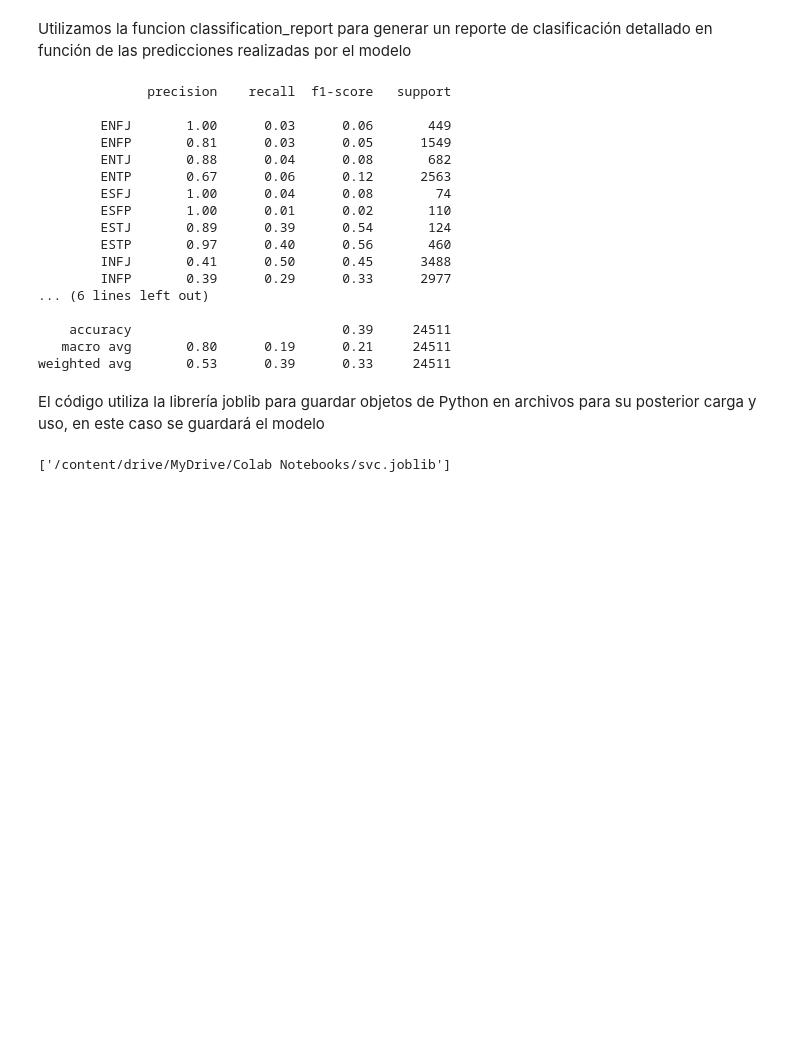
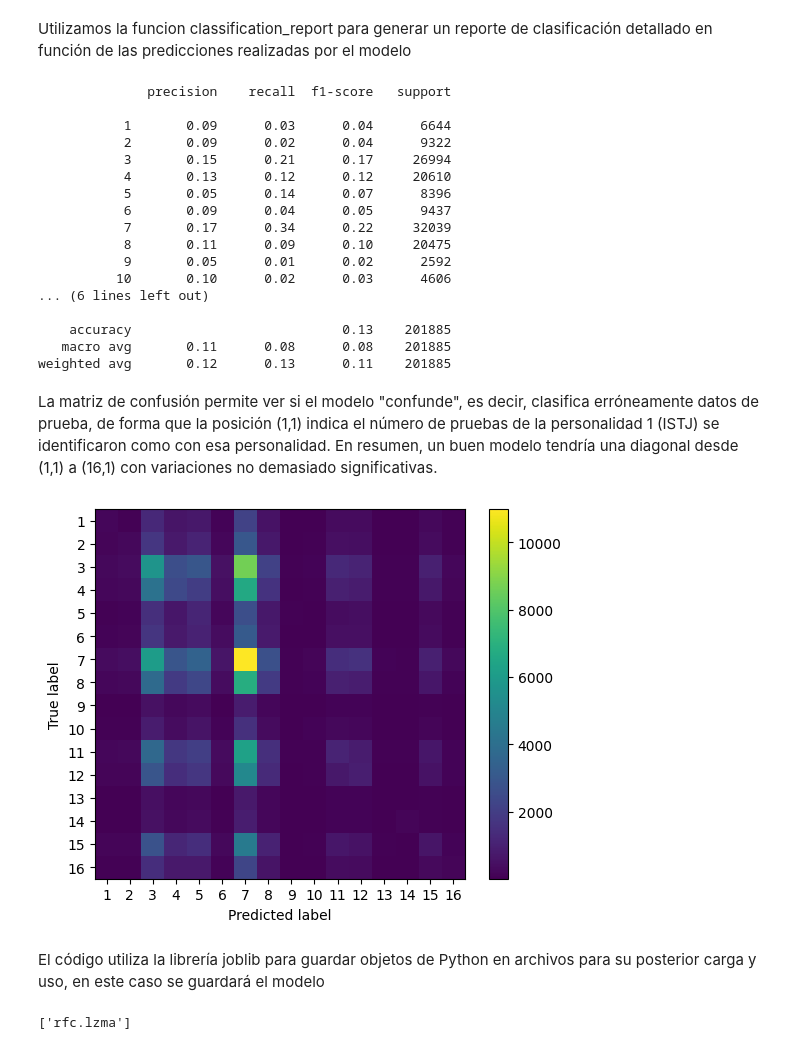
Before and after one commit to Kingomac/MagicPersonalityMatcher, a Jupyter notebook: notebooks/entrenamiento.ipynb, the cells around one changed output. Cells and saved outputs as stored; diff of their text form; code cells hidden in the pictures; blank space fills up the shorter version.

```diff
--- a/notebooks/entrenamiento.ipynb
+++ b/notebooks/entrenamiento.ipynb
@@ -8,16 +8,15 @@ Lo primero es cargar el dataset usando Pandas, este contiene solo dos columnas,
 Se crea una bolsa de palabras utilizando TfidVectorizer, que se basa en la frecuencia de las palabras para determinar su importancia.
 # %%
 import joblib as jb
-import numpy as np
 
-X_train = jb.load("train_textsBoW.lzma")
+X_train = jb.load("X_train.lzma")
 y_train = jb.load("y_train.lzma")
 # %% [markdown]
 Para la clasificación usamos el modelo Random Forest Classifier, que explorando distintos notebooks en Kaggle resultó ser el más preciso frente a otros clasificadores.
 # %%
 from sklearn.ensemble import RandomForestClassifier
 
-svc = RandomForestClassifier(n_estimators=100, random_state=42)
+svc = RandomForestClassifier(n_estimators=100, random_state=42, n_jobs=2)
 
 svc.fit(X_train, y_train)
 # %% [output]
@@ -31,3 +27,6 @@ y_test = joblib.load("/content/drive/MyDrive/Colab Notebooks/preprocesado/y_test
+# %%
+X_test = jb.load("X_test.lzma")
+y_test = jb.load("y_test.lzma")
 # %% [markdown]
 Realizamos algunas operaciones de preprocesamiento de texto en un conjunto de datos de prueba utilizando la librería NLTK
 # %% [markdown]
@@ -35,38 +34,38 @@ Aplicamos un modelo previamente creado para transformar datos de texto preproces
 # %% [markdown]
 Utilizaremos un conjunto de datos de prueba llamado textsBowTest que contiene características como una bolsa de palabras
 # %%
-predictions = svc.predict(test_textsBoW)
+predictions = svc.predict(X_test)
 # %% [markdown]
 Utilizamos la funcion classification_report para generar un reporte de clasificación detallado en función de las predicciones realizadas por el modelo
 # %%
-from sklearn.metrics import classification_report
+from sklearn.metrics import classification_report, RocCurveDisplay, ConfusionMatrixDisplay,confusion_matrix
+import matplotlib.pyplot as plt
 
-Y_test = y_test
-
-print(classification_report(Y_test,predictions))
+print(classification_report(y_test,predictions))
 # %% [output]
               precision    recall  f1-score   support
 
-        ENFJ       1.00      0.03      0.06       449
-        ENFP       0.81      0.03      0.05      1549
-        ENTJ       0.88      0.04      0.08       682
-        ENTP       0.67      0.06      0.12      2563
-        ESFJ       1.00      0.04      0.08        74
-        ESFP       1.00      0.01      0.02       110
-        ESTJ       0.89      0.39      0.54       124
-        ESTP       0.97      0.40      0.56       460
-        INFJ       0.41      0.50      0.45      3488
-        INFP       0.39      0.29      0.33      2977
+           1       0.09      0.03      0.04      6644
+           2       0.09      0.02      0.04      9322
+           3       0.15      0.21      0.17     26994
+           4       0.13      0.12      0.12     20610
+           5       0.05      0.14      0.07      8396
+           6       0.09      0.04      0.05      9437
+           7       0.17      0.34      0.22     32039
+           8       0.11      0.09      0.10     20475
+           9       0.05      0.01      0.02      2592
+          10       0.10      0.02      0.03      4606
 ... (6 lines left out)
 
-    accuracy                           0.39     24511
-   macro avg       0.80      0.19      0.21     24511
-weighted avg       0.53      0.39      0.33     24511
+    accuracy                           0.13    201885
+   macro avg       0.11      0.08      0.08    201885
+weighted avg       0.12      0.13      0.11    201885
+# %% [markdown]
+La matriz de confusión permite ver si el modelo "confunde", es decir, clasifica erróneamente datos de prueba, de forma que la posición (1,1) indica el número de pruebas de la personalidad 1 (ISTJ) se identificaron como con esa personalidad. En resumen, un buen modelo tendría una diagonal desde (1,1) a (16,1) con variaciones no demasiado significativas.
+# %%
+ConfusionMatrixDisplay.from_predictions(y_test,predictions,include_values=False)
+plt.show()
+# %% [output]
+[figure, added]
 # %% [markdown]
 El código utiliza la librería joblib para guardar objetos de Python en archivos para su posterior carga y uso, en este caso se guardará el modelo
-# %%
-from joblib import dump
-
-dump(svc, "/content/drive/MyDrive/Colab Notebooks/svc.joblib")
-# %% [output]
-['/content/drive/MyDrive/Colab Notebooks/svc.joblib']
@@ -76,0 +72,4 @@ svc = load("/content/drive/MyDrive/Colab Notebooks/rfc1.joblib")
+# %%
+jb.dump(svc, "rfc.lzma")
+# %% [output]
+['rfc.lzma']
```
Also changed, not shown: parts of 3 cells of this notebook, 2 other files.
